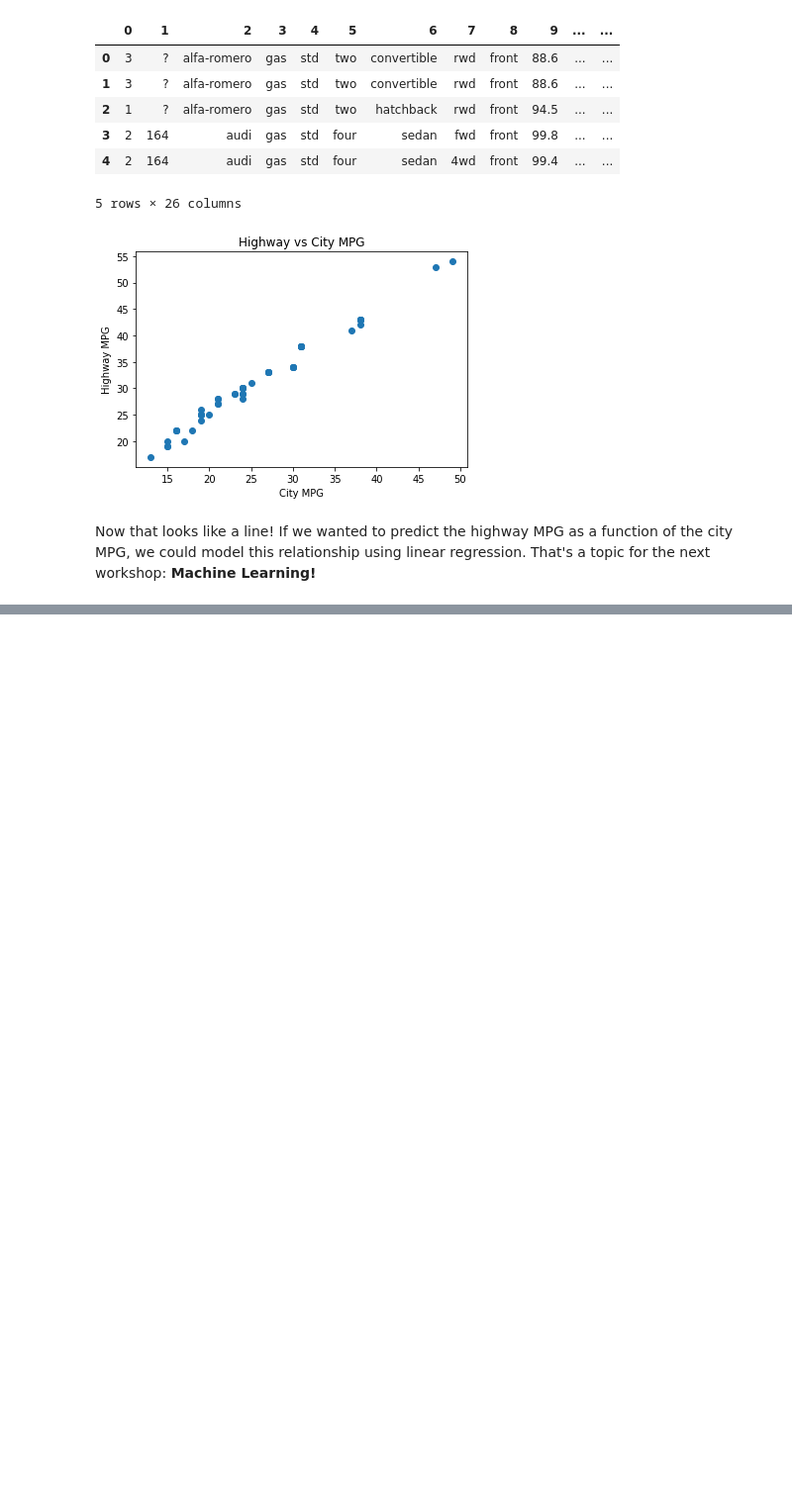
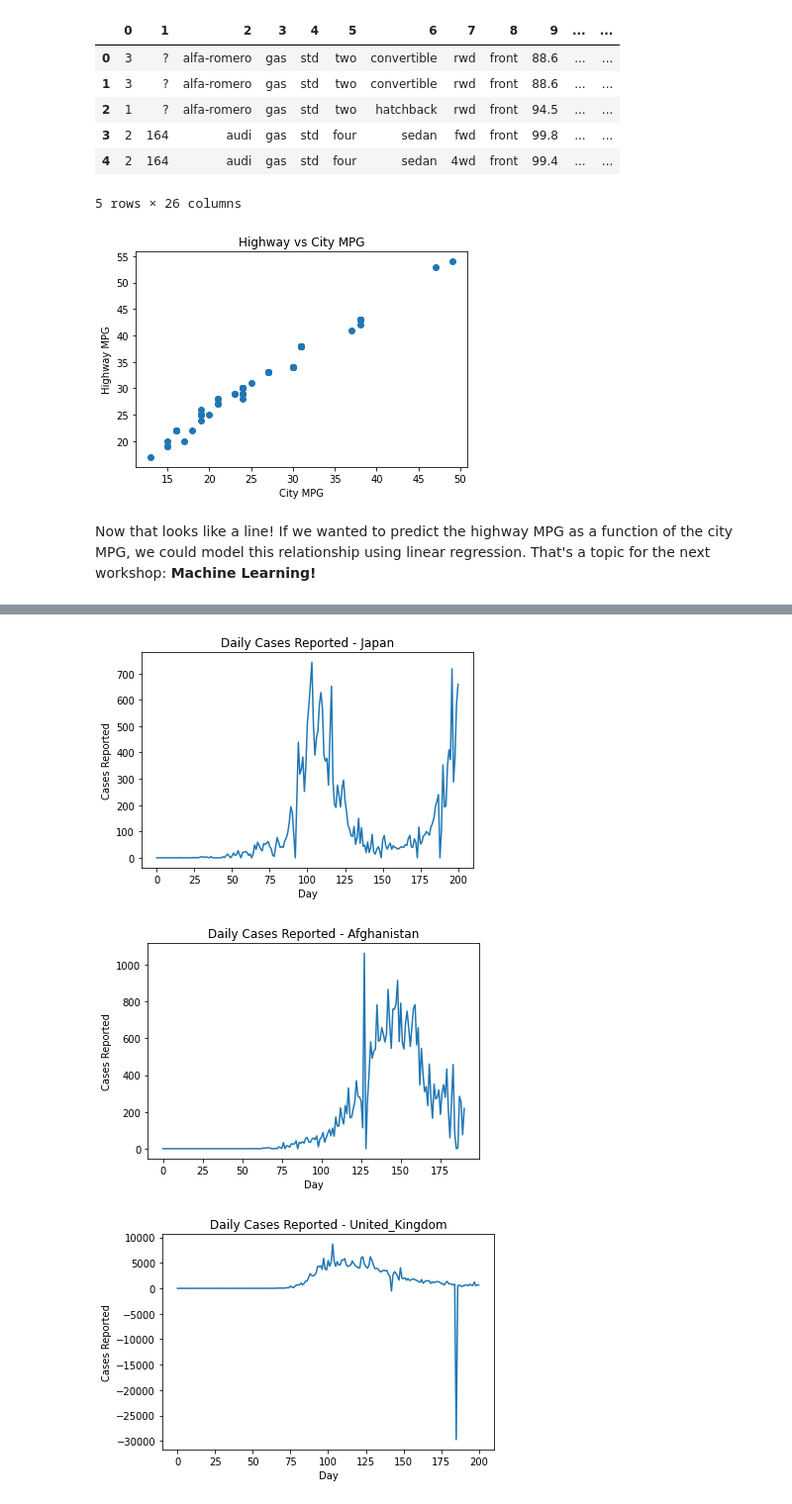
Before and after one commit to mmarquez76/data-science-workshop, a Jupyter notebook: PantherHacks Data Science Workshop.ipynb, the cells around one changed output, grey strips where cells are left out. Shown: that part at 99% size. Drawn from its saved outputs; the diff is of its cells as text; code cells hidden in the pictures; blank space fills up the shorter version.

```diff
--- a/PantherHacks Data Science Workshop.ipynb
+++ b/PantherHacks Data Science Workshop.ipynb
@@ -134,0 +154,4 @@ Now that looks like a line! If we wanted to predict the highway MPG as a functio
+# %%
+url = "https://opendata.ecdc.europa.eu/covid19/casedistribution/csv" # Global COVID-19 case distribution
+df2 = pd.read_csv(url)
+df2.head() # display the head to check the data makes sense
@@ -134,0 +165,23 @@ Now that looks like a line! If we wanted to predict the highway MPG as a functio
+# %%
+%matplotlib inline
+
+def displayDailyCases(country):
+    country_filter = (df2["countriesAndTerritories"] == country) # create a filter to only take rows with country as United_States_of_America
+    country_days = df2["dateRep"][country_filter] # get all
+    country_cases = df2["cases"][country_filter]
+    fig = plt.figure()
+    ax = fig.add_subplot();
+    ax.plot(country_days, country_cases.iloc[::-1]) # do iloc to reverse
+    plt.xlabel('Day')
+    plt.xscale('linear') # do this to make ticks visible
+    plt.ylabel('Cases Reported')
+    plt.title('Daily Cases Reported - ' + country)
+    plt.show()
+
+displayDailyCases("Japan")
+displayDailyCases("Afghanistan")
+displayDailyCases("United_Kingdom")
+# %% [output]
+[figure, added]
+[figure, added]
+[figure, added]
```
Also changed, not shown: parts of 3 cells of this notebook.
